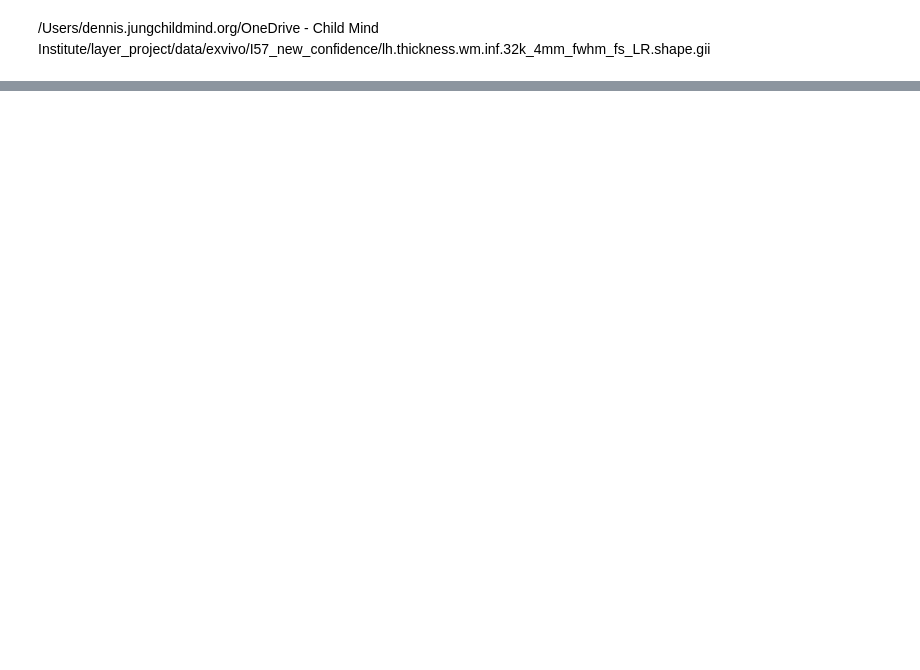
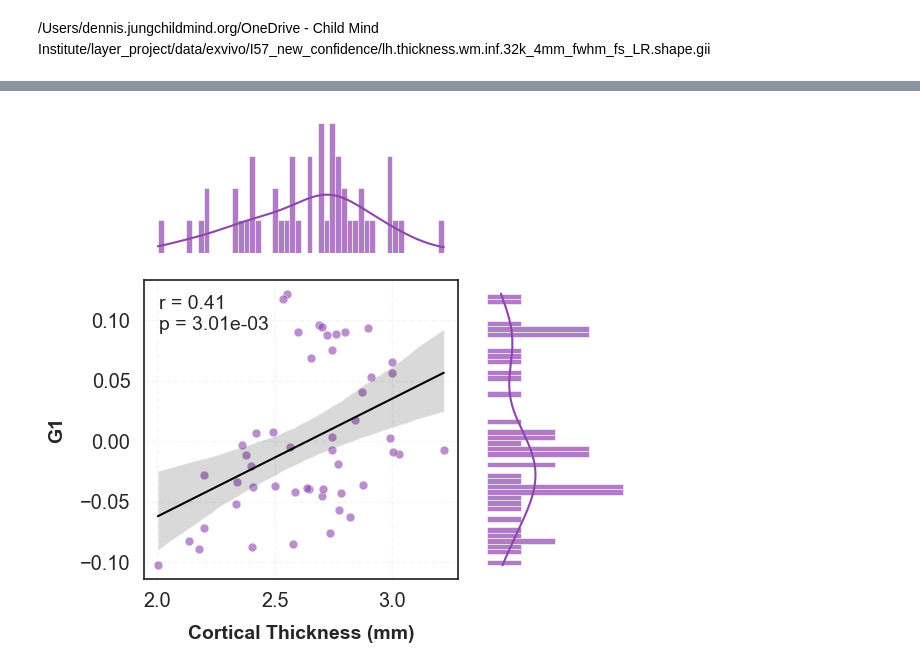
Before and after one commit to dyjung130/cortical_layer, a Jupyter notebook: jupyter-notebook/analysis_layer_hcp.ipynb, the cells around one changed output, grey strips where cells are left out. Drawn from its saved outputs; the diff is of its cells as text; code cells hidden in the pictures; blank space fills up the shorter version.

```diff
--- a/jupyter-notebook/analysis_layer_hcp.ipynb
+++ b/jupyter-notebook/analysis_layer_hcp.ipynb
@@ -526,0 +494,86 @@ ValueError: There are more target labels than source values.
+# %%
+# Plot gradients vs thickness with histograms using seaborn for better aesthetics
+import seaborn as sns
+from scipy import stats
+
+# Set the style with a cleaner look
+sns.set_style("white")
+sns.set_context("notebook", font_scale=1.3)
+
+# Create figure for all three gradients
+fig = plt.figure(figsize=(18, 6))
+
+hemi = 'rh'
+
+for gradient_idx in range(1):
+    if hemi == 'lh':
+        data_x = np.mean(lh_hcp[1:,:],axis=1)
+        data_y = gm_lh.gradients_[:,gradient_idx]
+    else:
+        data_x = np.mean(rh_hcp[1:,:],axis=1)
+        data_y = gm_rh.gradients_[:,gradient_idx]
+
+    # Calculate correlation coefficient and p-value
+    r, p = stats.pearsonr(data_x, data_y)
+
+    the_color = ['#8E44AD', '#2ECC71', '#E74C3C'][gradient_idx]
+
+    # Create subplot
+    gs = fig.add_gridspec(3, 3, hspace=0.2, wspace=0.2, left=0.05+gradient_idx*0.32, right=0.32+gradient_idx*0.32)
+
+    # Create the scatter plot with seaborn - enhanced aesthetics
+    ax_scatter = fig.add_subplot(gs[1:, :-1])
+    sns.scatterplot(x=data_x, y=data_y, alpha=0.6, s=40, color=the_color,
+                    edgecolor='white', linewidth=0.5, ax=ax_scatter)
+
+    # Add regression line
+    sns.regplot(x=data_x, y=data_y, scatter=False, color='black',
+                line_kws={'linestyle': '-', 'linewidth': 1.5}, ax=ax_scatter)
+
+    # Add correlation coefficient text
+    ax_scatter.text(0.05, 0.95, f'r = {r:.2f}\np = {p:.2e}',
+                    transform=ax_scatter.transAxes,
+                    verticalalignment='top',
+                    fontsize=14)
+
+    ax_scatter.set_xlabel('Cortical Thickness (mm)', fontsize=14, labelpad=10, weight='bold')
+    ax_scatter.set_ylabel(f'G{gradient_idx+1}', fontsize=14, labelpad=10, weight='bold')
+
+    # Add subtle grid only to the scatter plot
+    ax_scatter.grid(True, linestyle='--', alpha=0.2)
+
+    # Create the x-axis histogram with KDE - enhanced aesthetics
+    ax_histx = fig.add_subplot(gs[0, :-1])
+    sns.histplot(data=data_x, bins=50, kde=True, color=the_color,
+                 ax=ax_histx, stat='density', alpha=0.7)
+    ax_histx.set_xlabel('')
+    ax_histx.set_ylabel('')
+    ax_histx.set_yticks([])
+    ax_histx.tick_params(labelbottom=False)
+    ax_histx.spines['top'].set_visible(False)
+    ax_histx.spines['right'].set_visible(False)
+    ax_histx.spines['bottom'].set_visible(False)
+    ax_histx.spines['left'].set_visible(False)
+
+    # Create the y-axis histogram with KDE - enhanced aesthetics
+    ax_histy = fig.add_subplot(gs[1:, -1])
+    data_rotated = np.flip(data_y)
+    sns.histplot(y=data_rotated, bins=50, kde=True, color=the_color,
+                 ax=ax_histy, stat='density', alpha=0.7)
+    ax_histy.set_xlabel('')
+    ax_histy.set_ylabel('')
+    ax_histy.set_xticks([])
+    ax_histy.tick_params(labelleft=False)
+    ax_histy.spines['top'].set_visible(False)
+    ax_histy.spines['right'].set_visible(False)
+    ax_histy.spines['bottom'].set_visible(False)
+    ax_histy.spines['left'].set_visible(False)
+
+    # Remove grid from histograms
+    ax_histx.grid(False)
+    ax_histy.grid(False)
+
+# Adjust layout
+plt.tight_layout()
+# %% [output]
+[figure, added]
```
Also changed, not shown: parts of 9 cells of this notebook, 12 other files.
